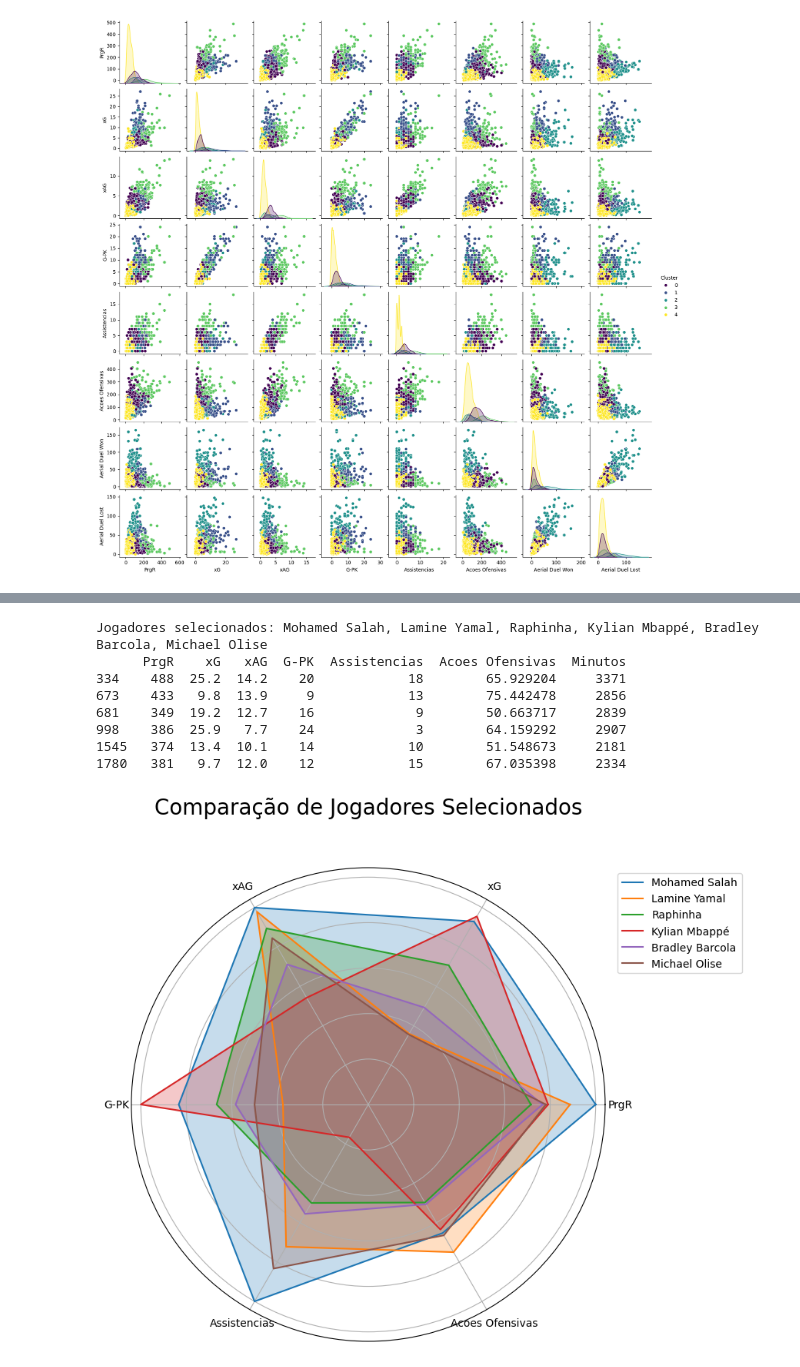
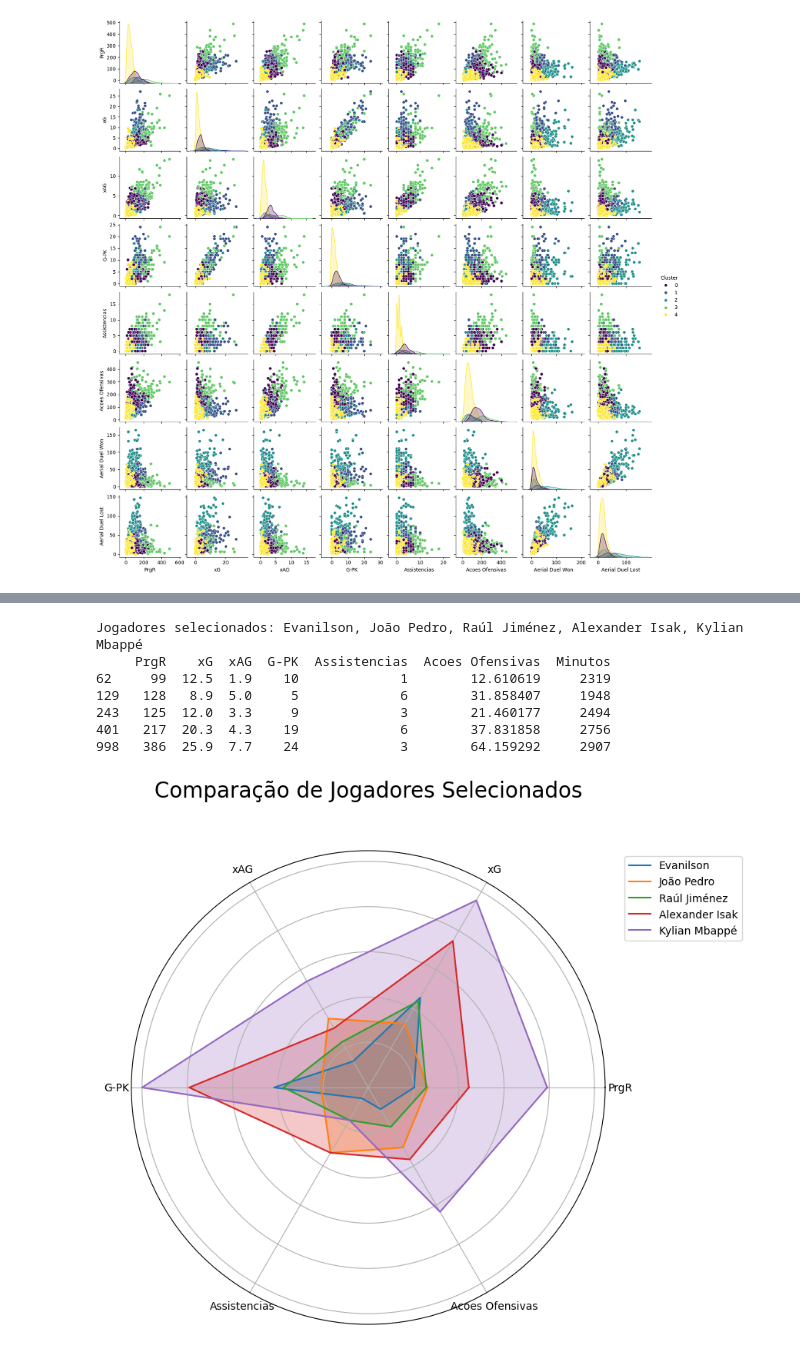
Before and after one commit to ohallao/MoneyBall_Big5_Europe, a Jupyter notebook: 24-25/MoneyBall_BIG5_24-25_striker.ipynb, the cells around one changed output, grey strips where cells are left out. Cells and saved outputs as stored; diff of their text form; code cells hidden in the pictures.

```diff
--- a/24-25/MoneyBall_BIG5_24-25_striker.ipynb
+++ b/24-25/MoneyBall_BIG5_24-25_striker.ipynb
@@ -49,6 +49,6 @@ sd.FBref.available_leagues()
  'INT-World Cup',
  'ITA-Serie A']
 # %%
-fbref = sd.FBref(leagues="Big 5 European Leagues Combined", seasons=2024)
+fbref = sd.FBref(leagues="Big 5 European Leagues Combined", seasons=2425)
 print(fbref.__doc__)
 # %% [output]
@@ -580,9 +576,9 @@ Jogadores em clusters de baixo impacto participam menos do jogo ofensivo.
 # %%
 cluster_names = {
-    0: 'ata completos',
-    1: 'ata fin',
-    2: 'ata criador',
-    3: 'ata press',
+    0: 'ata segundo',
+    1: 'ata 9',
+    2: 'ata lado',
+    3: 'ata completo',
     4: 'ata sr'
 }
 
@@ -809,40 +794,39 @@ def radar_chart_por_jogadores(jogadores_selecionados, df):
         max_val = df[metrica].max()
         jogadores_normalizados[metrica] = (jogadores_filtrados[metrica] - min_val) / (max_val - min_val)
 
     # Ângulos para o gráfico radar
     angles = np.linspace(0, 2 * np.pi, num_vars, endpoint=False).tolist()
     angles += angles[:1]  # Fechar o círculo
 
     fig, ax = plt.subplots(figsize=(8, 8), subplot_kw=dict(polar=True))
 
     # Loop pelos jogadores selecionados
     for i, row in jogadores_normalizados.iterrows():
         valores = row[metricas].tolist()
         valores += valores[:1]  # Fechar o círculo
 
         # Plotar a linha e o preenchimento para o jogador
         ax.plot(angles, valores, label=row['jogador'])
         ax.fill(angles, valores, alpha=0.25)
 
     # Configurações do gráfico
     ax.set_yticklabels([])
     ax.set_xticks(angles[:-1])
     ax.set_xticklabels(metricas)
 
     plt.legend(loc='upper right', bbox_to_anchor=(1.3, 1))
     plt.title('Comparação de Jogadores Selecionados', size=20, color='black', y=1.1)
     plt.show()
 
 # Exemplo de uso: Insira os nomes dos jogadores que deseja comparar
-jogadores_selecionados = ['Michael Olise', 'Bradley Barcola','Kylian Mbappé','Raphinha','Mohamed Salah','Lamine Yamal']  # Altere conforme necessário
+jogadores_selecionados = ['João Pedro', 'Alexander Isak','Kylian Mbappé','Evanilson','Raúl Jiménez',]  # Altere conforme necessário
 radar_chart_por_jogadores(jogadores_selecionados, striker)
 # %% [output]
-Jogadores selecionados: Mohamed Salah, Lamine Yamal, Raphinha, Kylian Mbappé, Bradley Barcola, Michael Olise
-      PrgR    xG   xAG  G-PK  Assistencias  Acoes Ofensivas  Minutos
-334    488  25.2  14.2    20            18        65.929204     3371
-673    433   9.8  13.9     9            13        75.442478     2856
-681    349  19.2  12.7    16             9        50.663717     2839
-998    386  25.9   7.7    24             3        64.159292     2907
-1545   374  13.4  10.1    14            10        51.548673     2181
-1780   381   9.7  12.0    12            15        67.035398     2334
+Jogadores selecionados: Evanilson, João Pedro, Raúl Jiménez, Alexander Isak, Kylian Mbappé
+     PrgR    xG  xAG  G-PK  Assistencias  Acoes Ofensivas  Minutos
+62     99  12.5  1.9    10             1        12.610619     2319
+129   128   8.9  5.0     5             6        31.858407     1948
+243   125  12.0  3.3     9             3        21.460177     2494
+401   217  20.3  4.3    19             6        37.831858     2756
+998   386  25.9  7.7    24             3        64.159292     2907
-[figure, old version]
+[figure, new version]
```
Also changed, not shown: parts of 10 cells of this notebook.
